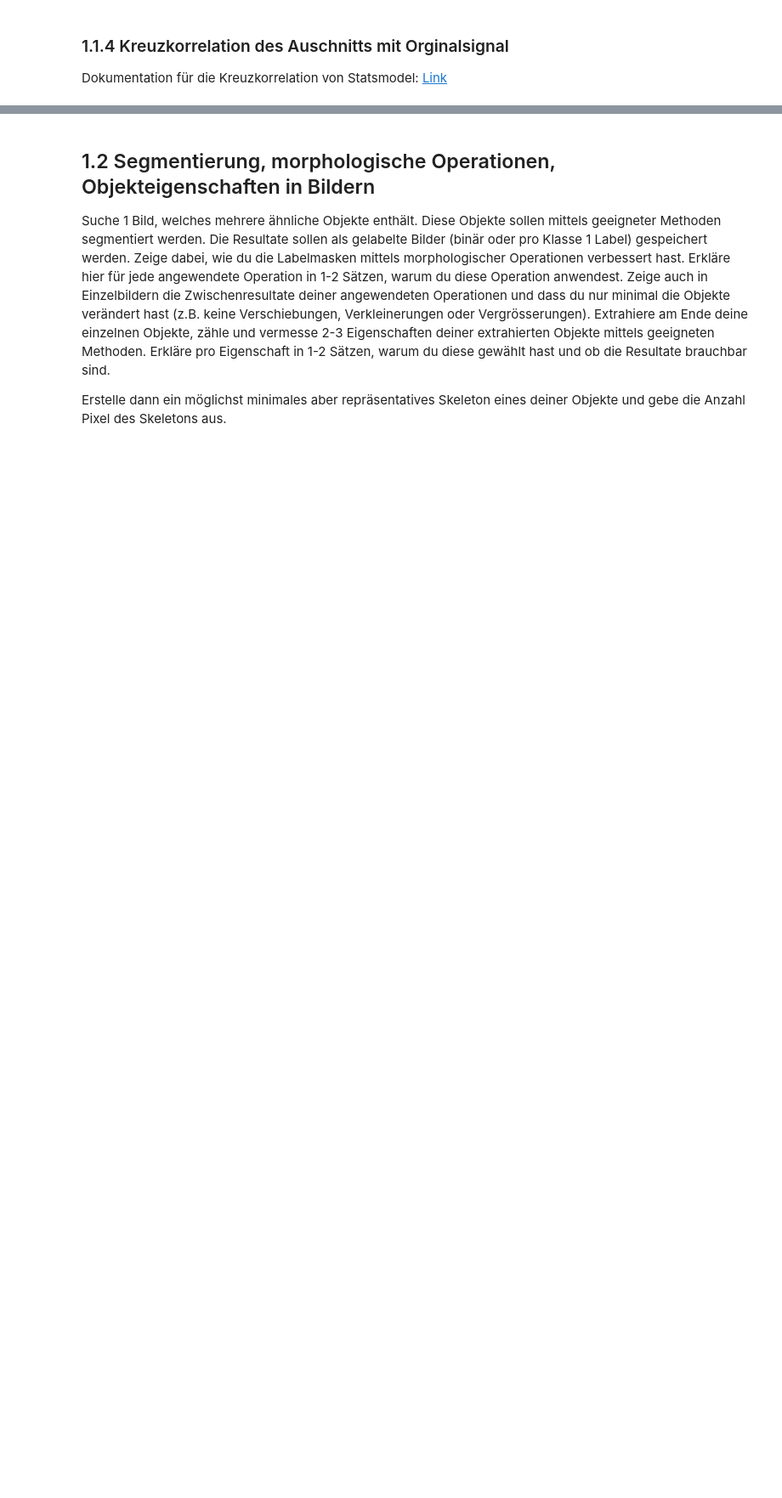
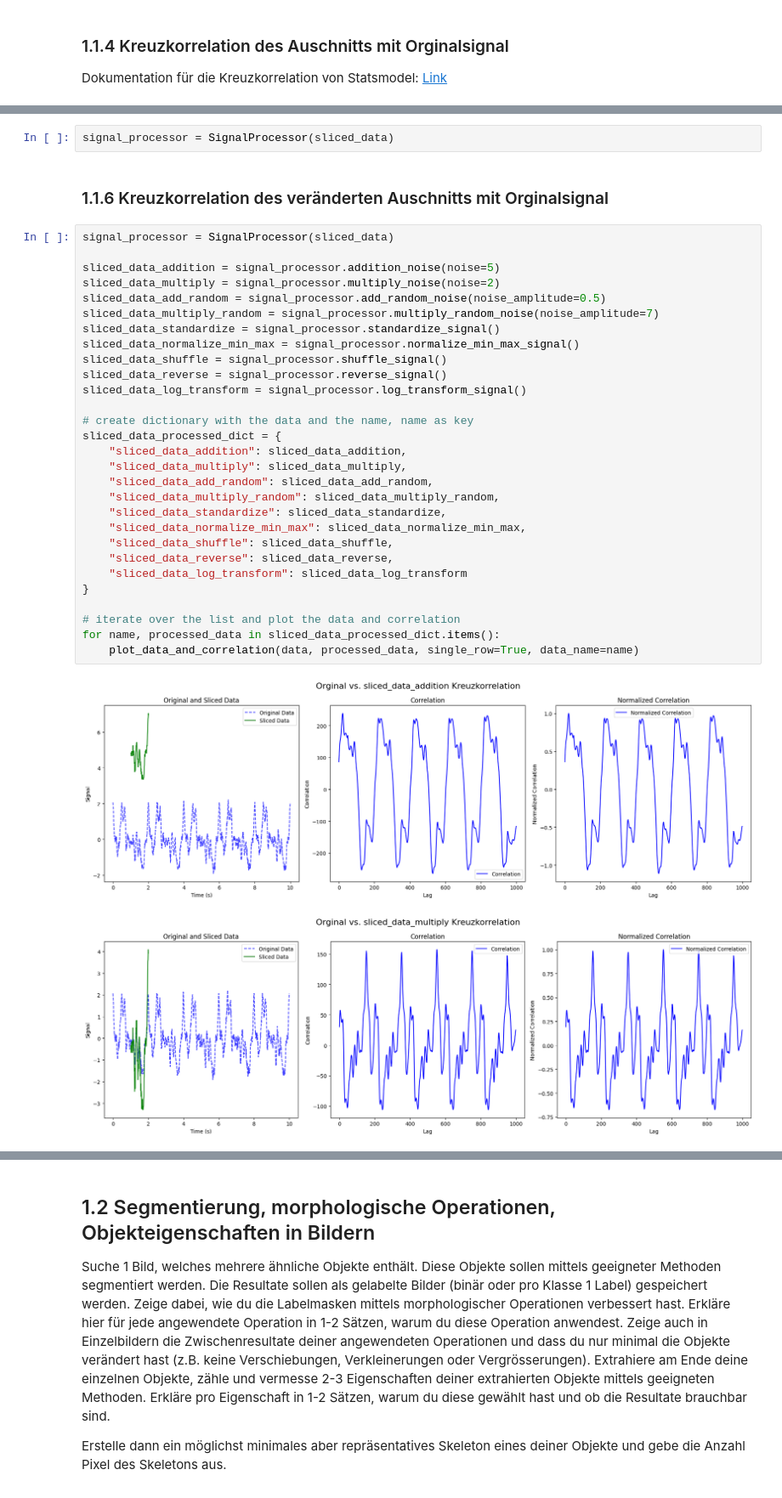
Before and after one commit to 7ben18/fhnw-gbsv-Grundlagen-der-Bild-und-Signalverarbeitung, a Jupyter notebook: mini-challenge2/notebook/gbsv-mc2-ben.ipynb, the cells around one changed output, grey strips where cells are left out. Shown at 85% size. Drawn from its saved outputs; the diff is of its cells as text; blank space fills up the shorter version.

```diff
--- a/mini-challenge2/notebook/gbsv-mc2-ben.ipynb
+++ b/mini-challenge2/notebook/gbsv-mc2-ben.ipynb
@@ -260,0 +340,36 @@ plt.show()
+# %%
+signal_processor = SignalProcessor(sliced_data)
+# %% [markdown]
+### 1.1.6 Kreuzkorrelation des veränderten Auschnitts mit Orginalsignal
+# %%
+signal_processor = SignalProcessor(sliced_data)
+
+sliced_data_addition = signal_processor.addition_noise(noise=5)
+sliced_data_multiply = signal_processor.multiply_noise(noise=2)
+sliced_data_add_random = signal_processor.add_random_noise(noise_amplitude=0.5)
+sliced_data_multiply_random = signal_processor.multiply_random_noise(noise_amplitude=7)
+sliced_data_standardize = signal_processor.standardize_signal()
+sliced_data_normalize_min_max = signal_processor.normalize_min_max_signal()
+sliced_data_shuffle = signal_processor.shuffle_signal()
+sliced_data_reverse = signal_processor.reverse_signal()
+sliced_data_log_transform = signal_processor.log_transform_signal()
+
+# create dictionary with the data and the name, name as key
+sliced_data_processed_dict = {
+    "sliced_data_addition": sliced_data_addition,
+    "sliced_data_multiply": sliced_data_multiply,
+    "sliced_data_add_random": sliced_data_add_random,
+    "sliced_data_multiply_random": sliced_data_multiply_random,
+    "sliced_data_standardize": sliced_data_standardize,
+    "sliced_data_normalize_min_max": sliced_data_normalize_min_max,
+    "sliced_data_shuffle": sliced_data_shuffle,
+    "sliced_data_reverse": sliced_data_reverse,
+    "sliced_data_log_transform": sliced_data_log_transform
+}
+
+# iterate over the list and plot the data and correlation
+for name, processed_data in sliced_data_processed_dict.items():
+    plot_data_and_correlation(data, processed_data, single_row=True, data_name=name)
+# %% [output]
+[figure, added]
+[figure, added]
```
Also changed, not shown: parts of 28 cells of this notebook.
